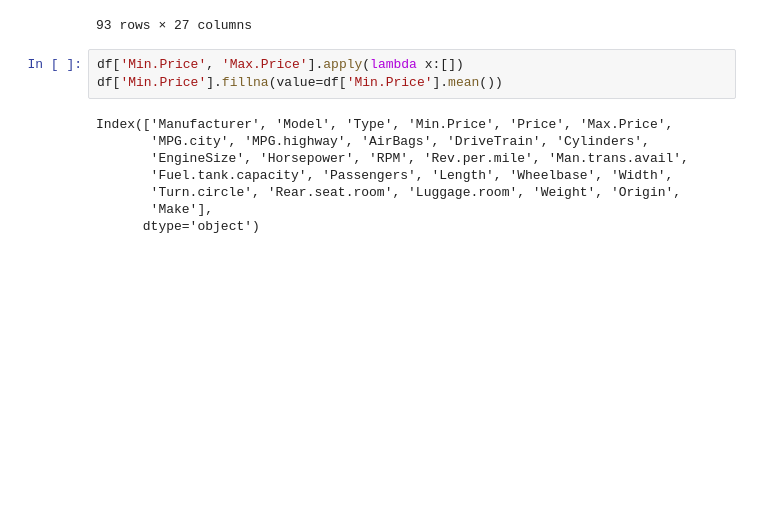
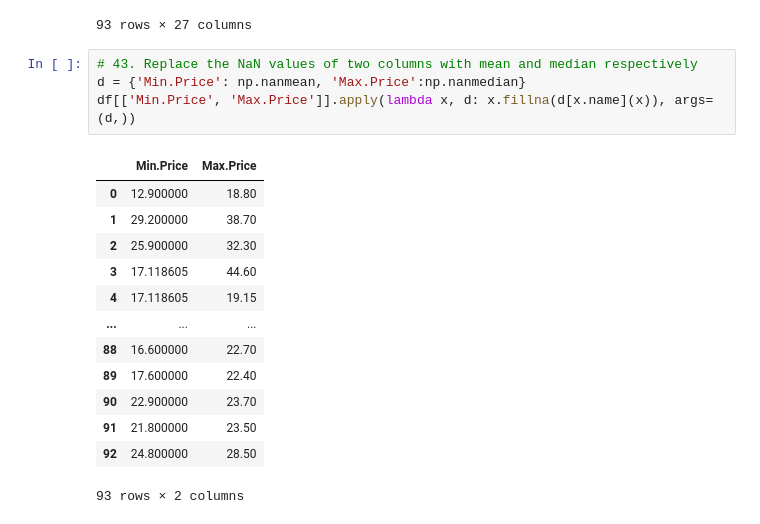
Before and after one commit to kishan-chakraborty/Tutorials, a Jupyter notebook: Pandas/tut1.ipynb, the cells around one changed output. Saved outputs shown, nothing was run; the diff lists cells and outputs as text; blank space fills up the shorter version.

```diff
--- a/Pandas/tut1.ipynb
+++ b/Pandas/tut1.ipynb
@@ -499,14 +501,21 @@ df.fillna(value=df.mean(axis=0))
 | 91 | Volvo | 240 | Compact | 21.800000 | 22.7 | 23.500000 | 21.0 | 28.0 | Driver only | ... |
 | 92 | NaN | 850 | Midsize | 24.800000 | 26.7 | 28.500000 | 20.0 | 28.0 | Driver & Passenger | ... |
 93 rows × 27 columns
-# %%
-df['Min.Price', 'Max.Price'].apply(lambda x:[])
-df['Min.Price'].fillna(value=df['Min.Price'].mean())
-# %% [output]
-Index(['Manufacturer', 'Model', 'Type', 'Min.Price', 'Price', 'Max.Price',
-       'MPG.city', 'MPG.highway', 'AirBags', 'DriveTrain', 'Cylinders',
-       'EngineSize', 'Horsepower', 'RPM', 'Rev.per.mile', 'Man.trans.avail',
-       'Fuel.tank.capacity', 'Passengers', 'Length', 'Wheelbase', 'Width',
-       'Turn.circle', 'Rear.seat.room', 'Luggage.room', 'Weight', 'Origin',
-       'Make'],
-      dtype='object')
+# %%
+# 43. Replace the NaN values of two columns with mean and median respectively
+d = {'Min.Price': np.nanmean, 'Max.Price':np.nanmedian}
+df[['Min.Price', 'Max.Price']].apply(lambda x, d: x.fillna(d[x.name](x)), args=(d,))
+# %% [output]
+|  | Min.Price | Max.Price |
+| 0 | 12.900000 | 18.80 |
+| 1 | 29.200000 | 38.70 |
+| 2 | 25.900000 | 32.30 |
+| 3 | 17.118605 | 44.60 |
+| 4 | 17.118605 | 19.15 |
+| ... | ... | ... |
+| 88 | 16.600000 | 22.70 |
+| 89 | 17.600000 | 22.40 |
+| 90 | 22.900000 | 23.70 |
+| 91 | 21.800000 | 23.50 |
+| 92 | 24.800000 | 28.50 |
+93 rows × 2 columns
```
Also changed, not shown: parts of 14 cells of this notebook, 2 other files.
